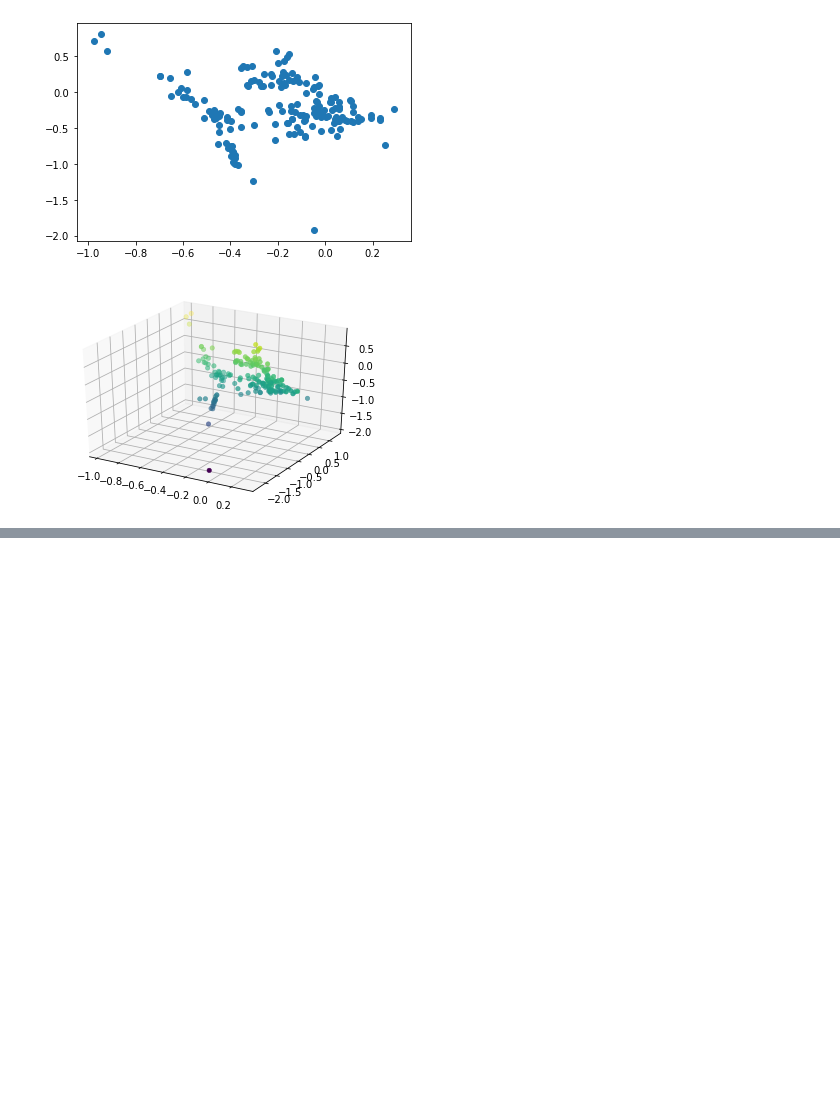
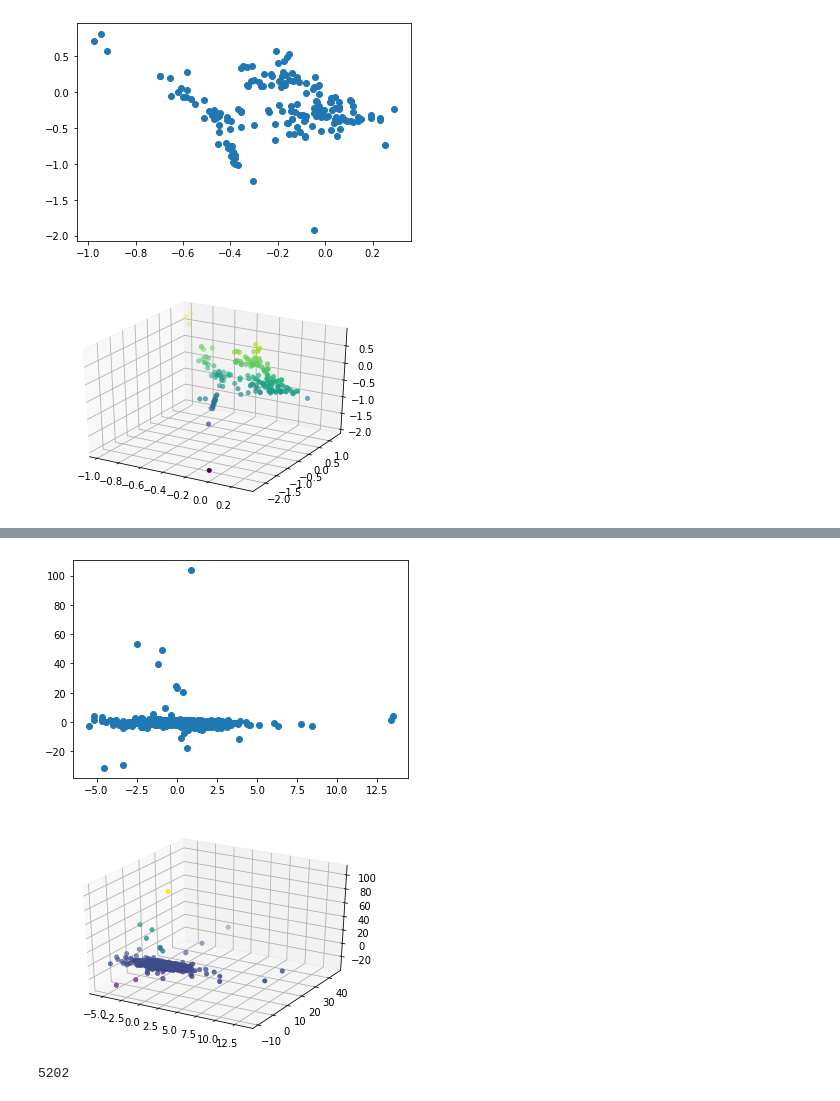
Before and after one commit to MarvinChung/simple-implementation-of-structure-from-motion-and-multi-view-stereo-by-python, a Jupyter notebook: debug.ipynb, the cells around one changed output, grey strips where cells are left out. Cells and saved outputs as stored; diff of their text form; code cells hidden in the pictures; blank space fills up the shorter version.

```diff
--- a/debug.ipynb
+++ b/debug.ipynb
@@ -454,0 +774,21 @@ ax.scatter(points[:,0], points[:,1], points[:,2], c=points[:,2], cmap='viridis',
+# %%
+camera_params = res.x[:n_cameras * 9].reshape((n_cameras, 9))
+points_3d = res.x[n_cameras * 9:].reshape((n_points, 3))
+# %%
+#XZ
+plt.scatter(points_3d[:,0], points_3d[:,2])
+#plt.scatter(C0[0], C0[2], c='red')
+#plt.scatter(C1[0], C1[2], c='black')
+plt.show()
+ax = plt.axes(projection='3d')
+ax.scatter(points_3d[:,0], points_3d[:,1], points_3d[:,2], c=points_3d[:,2], cmap='viridis', linewidth=0.5);
+#ax.scatter(C0[0], C0[1], C0[2], c='red', linewidth=15);
+#ax.scatter(C1[0], C1[1], C1[2], c='black', linewidth=15);
+plt.show()
+# %% [output]
+[figure, added]
+[figure, added]
+# %%
+print(len(points_3d))
+# %% [output]
+5202
```
Also changed, not shown: parts of 8 cells of this notebook, 8 other files.
